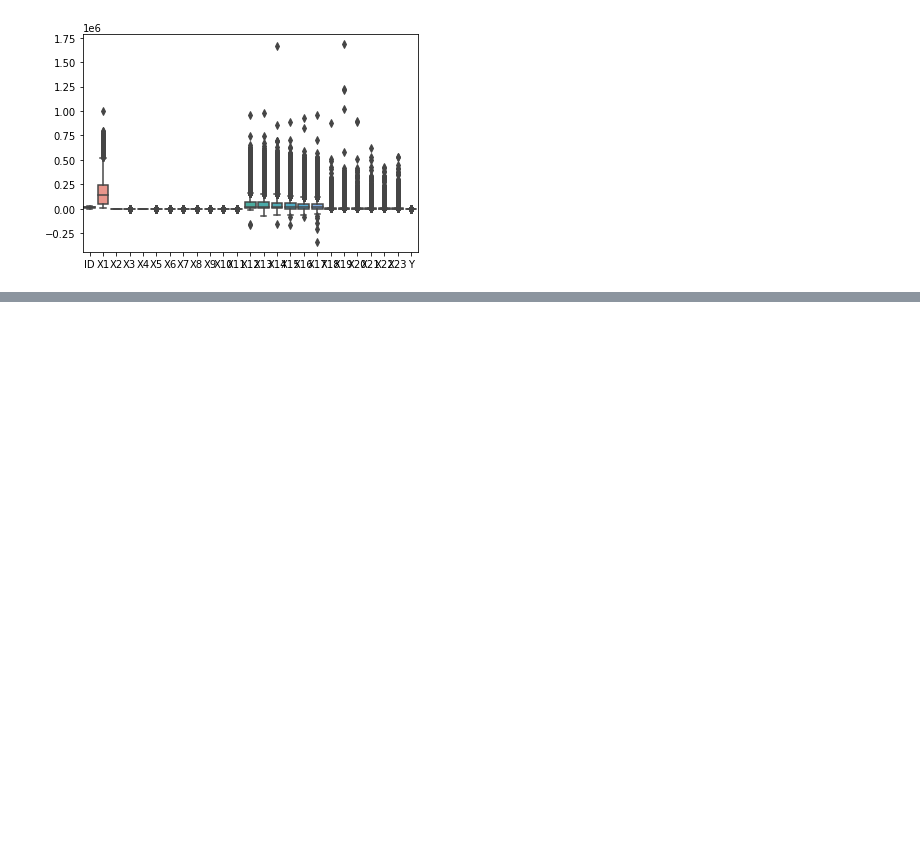
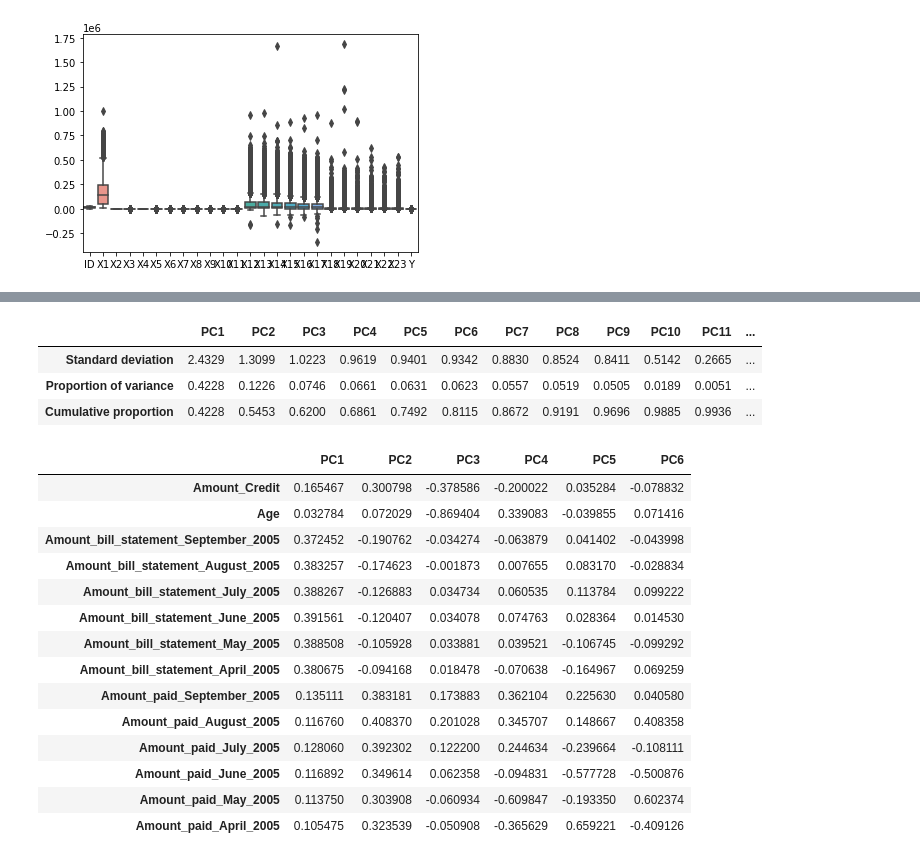
Before and after one commit to PosgradoMNA/actividades-de-aprendizaje-JulioperezA01793880, a Jupyter notebook: visualizacion_DS_Julio_perez_AA01793880.ipynb, the cells around one changed output, grey strips where cells are left out. Cells and saved outputs as stored; diff of their text form; code cells hidden in the pictures; blank space fills up the shorter version.

```diff
--- a/visualizacion_DS_Julio_perez_AA01793880.ipynb
+++ b/visualizacion_DS_Julio_perez_AA01793880.ipynb
@@ -156,0 +245,34 @@ sns.boxplot(data=df)
+# %%
+pcsSummary_df = pcsSummary_df.transpose()
+pcsSummary_df.columns = ['PC{}'.format(i) for i in range(1, len(pcsSummary_df.columns) + 1)]
+pcsSummary_df.round(4)
+# %% [output]
+|  | PC1 | PC2 | PC3 | PC4 | PC5 | PC6 | PC7 | PC8 | PC9 | PC10 | PC11 | ... |
+| Standard deviation | 2.4329 | 1.3099 | 1.0223 | 0.9619 | 0.9401 | 0.9342 | 0.8830 | 0.8524 | 0.8411 | 0.5142 | 0.2665 | ... |
+| Proportion of variance | 0.4228 | 0.1226 | 0.0746 | 0.0661 | 0.0631 | 0.0623 | 0.0557 | 0.0519 | 0.0505 | 0.0189 | 0.0051 | ... |
+| Cumulative proportion | 0.4228 | 0.5453 | 0.6200 | 0.6861 | 0.7492 | 0.8115 | 0.8672 | 0.9191 | 0.9696 | 0.9885 | 0.9936 | ... |
+# %%
+pcsComponents_df = pd.DataFrame(pcs.components_.transpose(),
+                                columns=pcsSummary_df.columns,
+                                index=df_analisis.columns
+                                )
+
+
+pcsComponents_df.iloc[:,:6]  # a partir de los datos nos permite ver cuales variables correspondes
+# a los componentes seleccionados, para ellos entre un mayor valor absoluto, la variable representa más al componente
+# %% [output]
+|  | PC1 | PC2 | PC3 | PC4 | PC5 | PC6 |
+| Amount_Credit | 0.165467 | 0.300798 | -0.378586 | -0.200022 | 0.035284 | -0.078832 |
+| Age | 0.032784 | 0.072029 | -0.869404 | 0.339083 | -0.039855 | 0.071416 |
+| Amount_bill_statement_September_2005 | 0.372452 | -0.190762 | -0.034274 | -0.063879 | 0.041402 | -0.043998 |
+| Amount_bill_statement_August_2005 | 0.383257 | -0.174623 | -0.001873 | 0.007655 | 0.083170 | -0.028834 |
+| Amount_bill_statement_July_2005 | 0.388267 | -0.126883 | 0.034734 | 0.060535 | 0.113784 | 0.099222 |
+| Amount_bill_statement_June_2005 | 0.391561 | -0.120407 | 0.034078 | 0.074763 | 0.028364 | 0.014530 |
+| Amount_bill_statement_May_2005 | 0.388508 | -0.105928 | 0.033881 | 0.039521 | -0.106745 | -0.099292 |
+| Amount_bill_statement_April_2005 | 0.380675 | -0.094168 | 0.018478 | -0.070638 | -0.164967 | 0.069259 |
+| Amount_paid_September_2005 | 0.135111 | 0.383181 | 0.173883 | 0.362104 | 0.225630 | 0.040580 |
+| Amount_paid_August_2005 | 0.116760 | 0.408370 | 0.201028 | 0.345707 | 0.148667 | 0.408358 |
+| Amount_paid_July_2005 | 0.128060 | 0.392302 | 0.122200 | 0.244634 | -0.239664 | -0.108111 |
+| Amount_paid_June_2005 | 0.116892 | 0.349614 | 0.062358 | -0.094831 | -0.577728 | -0.500876 |
+| Amount_paid_May_2005 | 0.113750 | 0.303908 | -0.060934 | -0.609847 | -0.193350 | 0.602374 |
+| Amount_paid_April_2005 | 0.105475 | 0.323539 | -0.050908 | -0.365629 | 0.659221 | -0.409126 |
```
Also changed, not shown: parts of 8 cells of this notebook.
